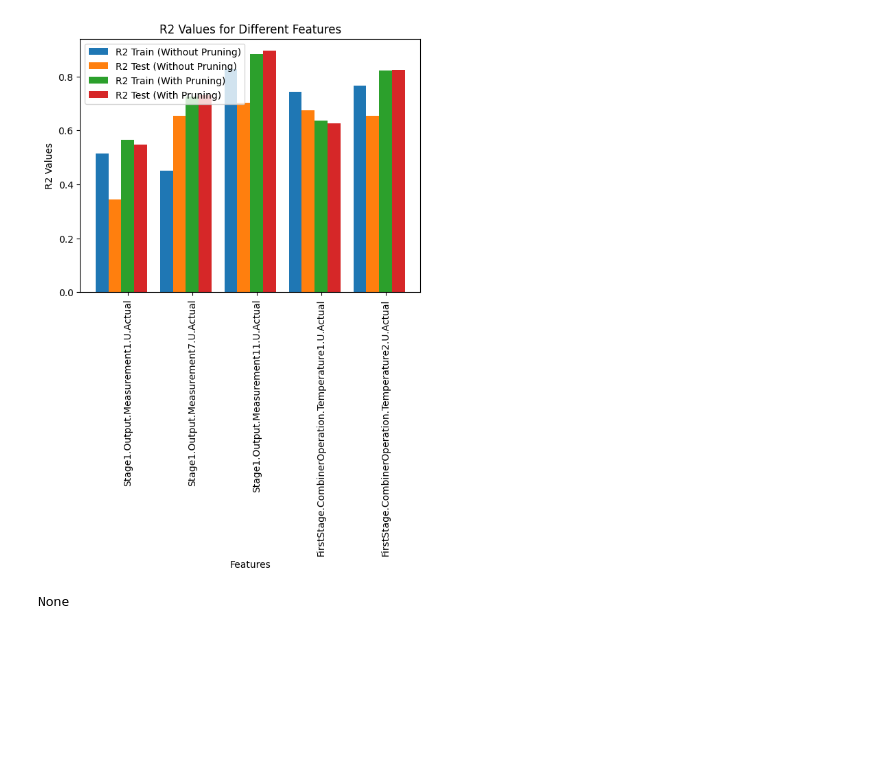
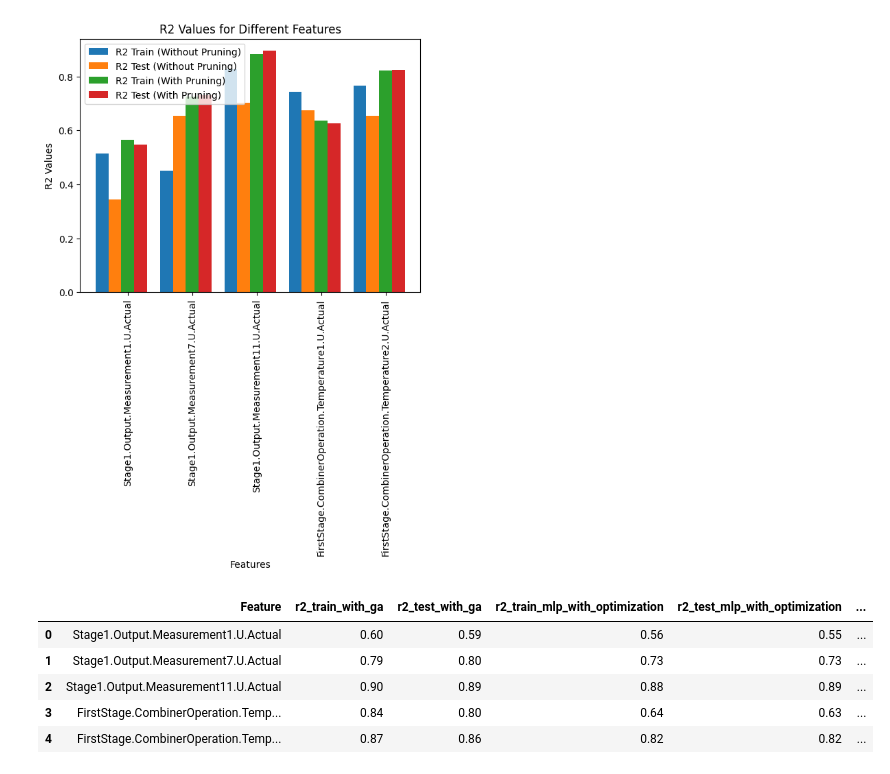
Before and after one commit to HuyChu92/dtc-dr, a Jupyter notebook: models/feature-selection/mlp/hypertuning/bestmlp_hypertuning.ipynb, the cells around one changed output. Cells and saved outputs as stored; diff of their text form; code cells hidden in the pictures; blank space fills up the shorter version.

```diff
--- a/models/feature-selection/mlp/hypertuning/bestmlp_hypertuning.ipynb
+++ b/models/feature-selection/mlp/hypertuning/bestmlp_hypertuning.ipynb
@@ -104,6 +104,18 @@ with open('MLP_hyperparametertuning_results.json', 'w') as json_file:
 # %%
 import matplotlib.pyplot as plt
 import numpy as np
+import json
+
+target_values = [
+    "Stage1.Output.Measurement1.U.Actual",
+    "Stage1.Output.Measurement7.U.Actual",
+    "Stage1.Output.Measurement11.U.Actual",
+    "FirstStage.CombinerOperation.Temperature1.U.Actual",
+    "FirstStage.CombinerOperation.Temperature2.U.Actual",
+]
+
+with open('MLP_hyperparametertuning_results.json') as json_file2:
+    results = json.load(json_file2)
 
 with open(r'D:\dtc-dr\models\feature-selection\mlp\cv_scores_mlp.json') as json_file:
     data = json.load(json_file)
@@ -138,18 +150,35 @@ plt.show()
 # %%
 r2_train_mlp_with_optimization = [round(r2, 2) for r2 in r2_train_mlp_with_optimization]
 r2_test_mlp_with_optimization = [round(r2, 2) for r2 in r2_test_mlp_with_optimization]
 r2_train_mlp_without_optimization = [round(r2, 2) for r2 in r2_train_mlp_without_optimization]
 r2_test_mlp_without_optimization = [round(r2, 2) for r2 in r2_test_mlp_without_optimization]
 
+with open(r"D:\dtc-dr\models\feature-selection\mlp\hypertuning\mlp_ga_cv.json") as f2:
+    mlp_ga_with_cv = json.load(f2)
+
+features = [key for key, value in mlp_ga_with_cv.items()]
+r2_train_with_ga = [round(value["mean_r2_scores_train"], 2) for key, value in mlp_ga_with_cv.items()]
+r2_test_with_ga = [round(value["mean_r2_scores_test"], 2) for key, value in mlp_ga_with_cv.items()]
+
+
+import pandas as pd
+
 df = pd.DataFrame({
     'Feature': target_values,
+    'r2_train_with_ga': r2_train_with_ga,
+    'r2_test_with_ga': r2_test_with_ga,
     'r2_train_mlp_with_optimization': r2_train_mlp_with_optimization,
     'r2_test_mlp_with_optimization': r2_test_mlp_with_optimization,
     'r2_train_mlp_without_optimization': r2_train_mlp_without_optimization,
     'r2_test_mlp_without_optimization': r2_test_mlp_without_optimization
 })
-
+df
 # Displaying the DataFrame
-print(df.to_excel("evaluation_mlp.xlsx", index=False))
+# print(df.to_excel("evaluation_mlp.xlsx", index=False))
 # %% [output]
-None
+|  | Feature | r2_train_with_ga | r2_test_with_ga | r2_train_mlp_with_optimization | r2_test_mlp_with_optimization | ... |
+| 0 | Stage1.Output.Measurement1.U.Actual | 0.60 | 0.59 | 0.56 | 0.55 | ... |
+| 1 | Stage1.Output.Measurement7.U.Actual | 0.79 | 0.80 | 0.73 | 0.73 | ... |
+| 2 | Stage1.Output.Measurement11.U.Actual | 0.90 | 0.89 | 0.88 | 0.89 | ... |
+| 3 | FirstStage.CombinerOperation.Temp... | 0.84 | 0.80 | 0.64 | 0.63 | ... |
+| 4 | FirstStage.CombinerOperation.Temp... | 0.87 | 0.86 | 0.82 | 0.82 | ... |
```
Also changed, not shown: 16 other files.
